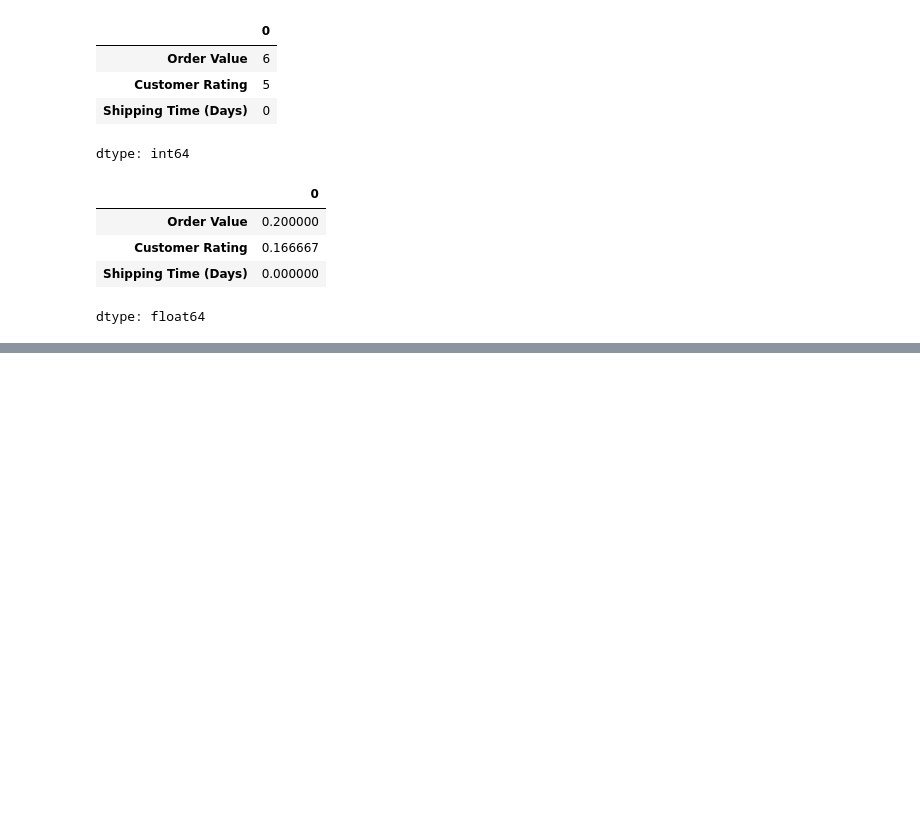
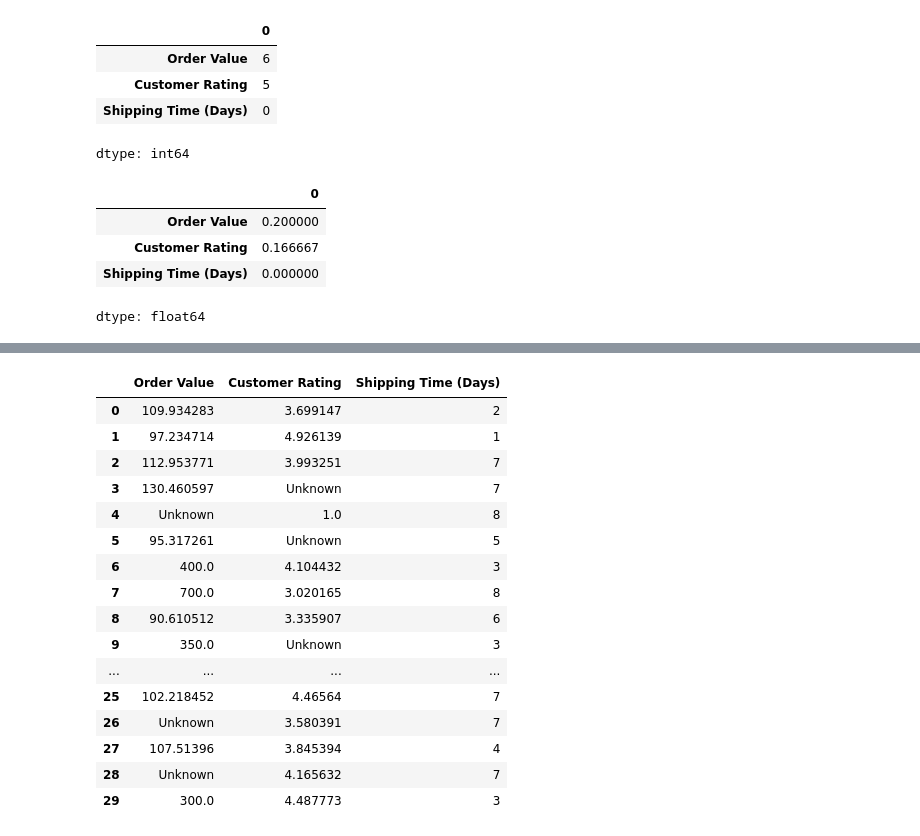
Before and after one commit to Tdiddydoit/Python-collab, a Jupyter notebook: week8_assignment_8_1.ipynb, the cells around one changed output, grey strips where cells are left out. Drawn from its saved outputs; the diff is of its cells as text; code cells hidden in the pictures; blank space fills up the shorter version.

```diff
--- a/week8_assignment_8_1.ipynb
+++ b/week8_assignment_8_1.ipynb
@@ -77,0 +124,5 @@ dtype: float64
+# %%
+# Via Mode
+df.fillna(df.mode(), inplace=True)
+df
+# Nothing happens because no value is reapeated more than NaN making the NaN fill with NaN
@@ -77,0 +147,22 @@ dtype: float64
+# %%
+# Via String
+df.fillna('Unknown', inplace=False)
+df
+# %% [output]
+|  | Order Value | Customer Rating | Shipping Time (Days) |
+| 0 | 109.934283 | 3.699147 | 2 |
+| 1 | 97.234714 | 4.926139 | 1 |
+| 2 | 112.953771 | 3.993251 | 7 |
+| 3 | 130.460597 | Unknown | 7 |
+| 4 | Unknown | 1.0 | 8 |
+| 5 | 95.317261 | Unknown | 5 |
+| 6 | 400.0 | 4.104432 | 3 |
+| 7 | 700.0 | 3.020165 | 8 |
+| 8 | 90.610512 | 3.335907 | 6 |
+| 9 | 350.0 | Unknown | 3 |
+| ... | ... | ... | ... |
+| 25 | 102.218452 | 4.46564 | 7 |
+| 26 | Unknown | 3.580391 | 7 |
+| 27 | 107.51396 | 3.845394 | 4 |
+| 28 | Unknown | 4.165632 | 7 |
+| 29 | 300.0 | 4.487773 | 3 |
```
Also changed, not shown: parts of 4 cells of this notebook.
